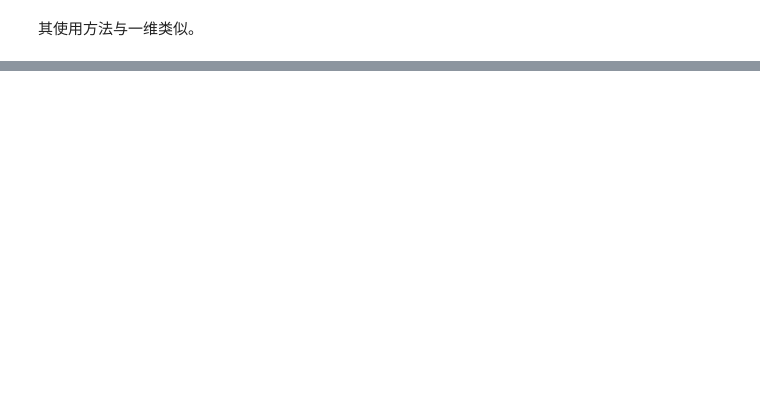
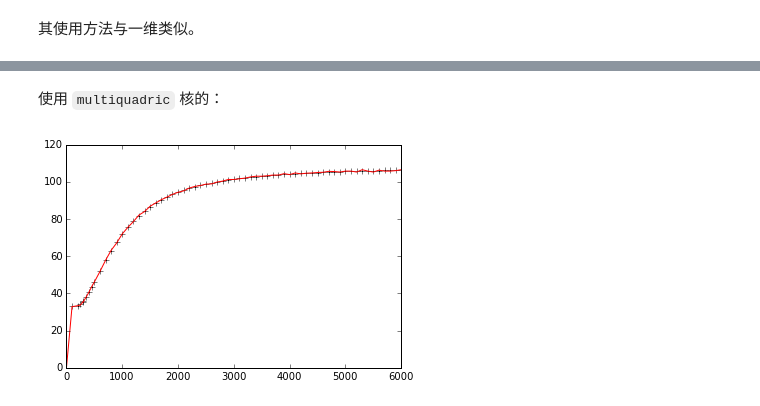
Before and after one commit to xiangliTHU/python-tutorial, a Jupyter notebook: 04. scipy/04.02 interpolation with scipy.ipynb, the cells around one changed output, grey strips where cells are left out. Cells and saved outputs as stored; diff of their text form; code cells hidden in the pictures; blank space fills up the shorter version.

```diff
--- a/04. scipy/04.02 interpolation with scipy.ipynb
+++ b/04. scipy/04.02 interpolation with scipy.ipynb
@@ -178,0 +226,8 @@ from scipy.interpolate import interp2d, interpnd
+# %% [markdown]
+使用 `multiquadric` 核的：
+# %%
+cp_rbf = Rbf(data['TK'], data['Cp'], function = "multiquadric")
+plt.plot(data['TK'], data['Cp'], 'k+')
+p = plt.plot(data['TK'], cp_rbf(data['TK']), 'r-')
+# %% [output]
+[figure, added]
```
Also changed, not shown: parts of 37 cells of this notebook, 4 other files.
